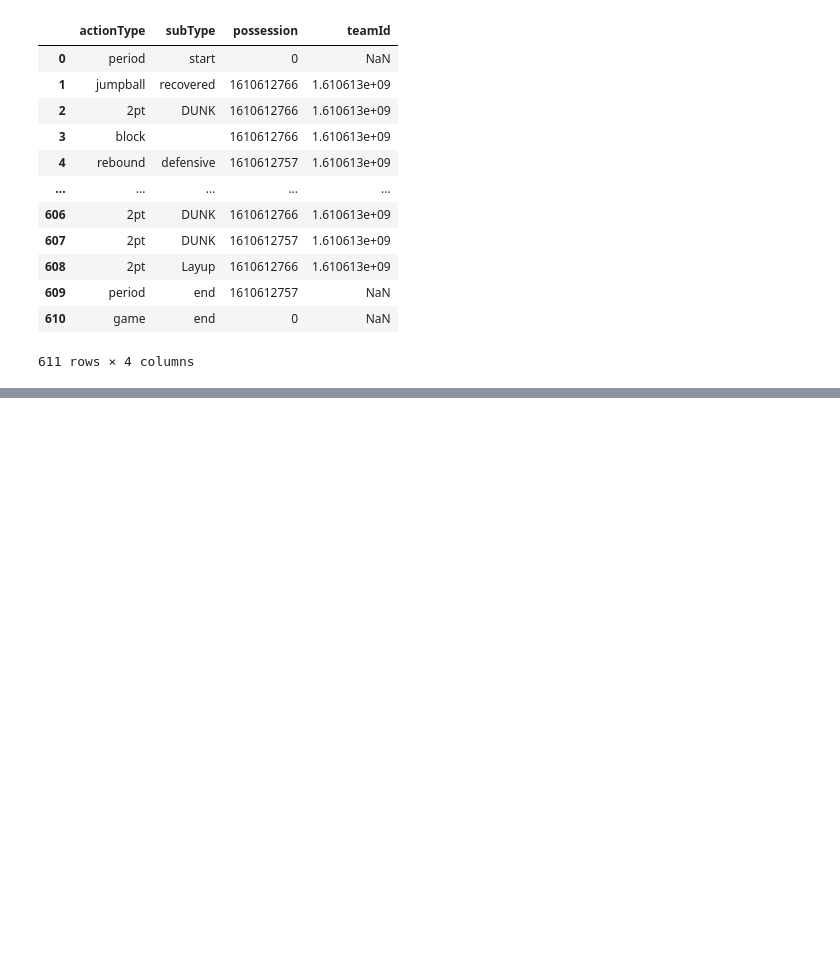
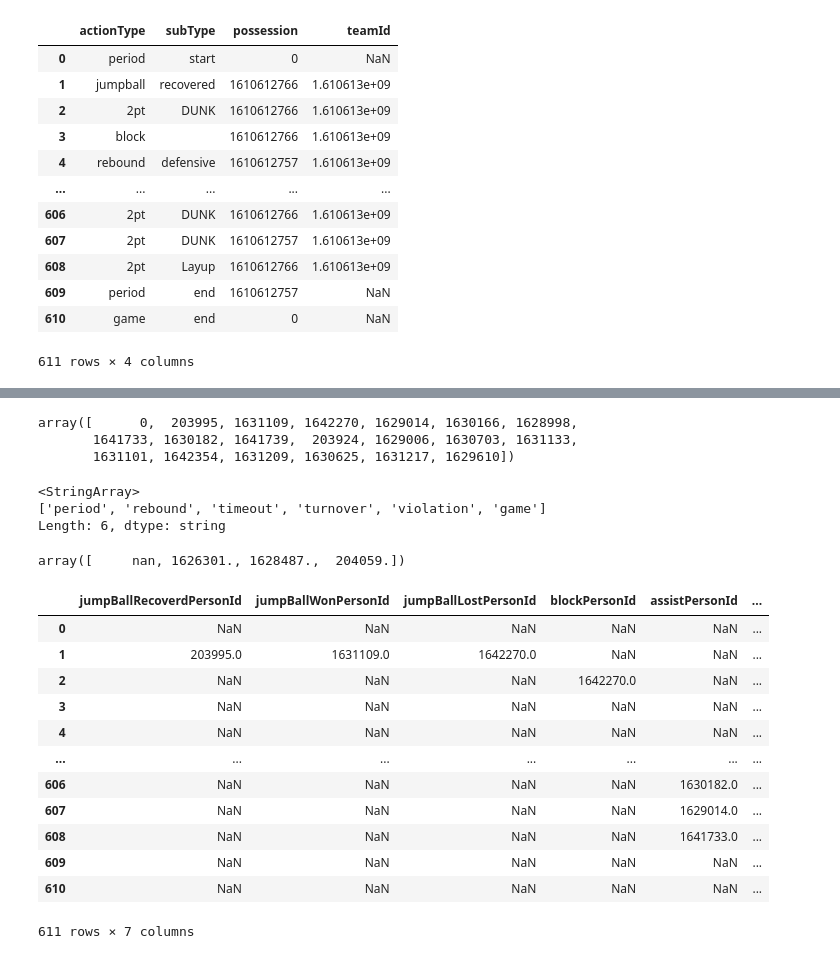
Before and after one commit to lorenzoliuzzo/MBAI, a Jupyter notebook: notebooks/live_playbyplay.ipynb, the cells around one changed output, grey strips where cells are left out. Saved outputs shown, nothing was run; the diff lists cells and outputs as text; code cells hidden in the pictures; blank space fills up the shorter version.

```diff
--- a/notebooks/live_playbyplay.ipynb
+++ b/notebooks/live_playbyplay.ipynb
@@ -291,13 +310,21 @@ df[['actionType', 'subType', 'possession', 'teamId']]
 # %%
-df['possession'] = df['possession'].astype('uint32')
+df['possession'] = df['possession'].replace(0, pd.NA).astype('UInt32')
 df['teamId'] = df['teamId'].astype('UInt32')
+# %%
+df['personId'].unique()
+# %% [output]
+array([      0,  203995, 1631109, 1642270, 1629014, 1630166, 1628998,
+       1641733, 1630182, 1641739,  203924, 1629006, 1630703, 1631133,
+       1631101, 1642354, 1631209, 1630625, 1631217, 1629610])
+# %%
+df[df['personId'] == 0]['actionType'].unique()
+# %% [output]
+<StringArray>
+['period', 'rebound', 'timeout', 'turnover', 'violation', 'game']
+Length: 6, dtype: string
 # %%
-df['personId'] = df['personId'].astype('uint32')
-df['officialId'] = df['officialId'].astype('UInt32')
-df['jumpBallRecoverdPersonId'] = df['jumpBallRecoverdPersonId'].astype('UInt32')
-df['jumpBallWonPersonId'] = df['jumpBallWonPersonId'].astype('UInt32')
-df['jumpBallLostPersonId'] = df['jumpBallLostPersonId'].astype('UInt32')
-df['assistPersonId'] = df['assistPersonId'].astype('UInt32')
-df['blockPersonId'] = df['blockPersonId'].astype('UInt32')
-df['stealPersonId'] = df['stealPersonId'].astype('UInt32')
-df['foulDrawnPersonId'] = df['foulDrawnPersonId'].astype('UInt32')
+df['personId'] = df['personId'].replace(0, pd.NA).astype('UInt32')
+# %%
+df['officialId'].unique()
+# %% [output]
+array([     nan, 1626301., 1628487.,  204059.])
@@ -303,0 +333,16 @@ df['foulDrawnPersonId'] = df['foulDrawnPersonId'].astype('UInt32')
+# %%
+df.filter(regex='PersonId')
+# %% [output]
+|  | jumpBallRecoverdPersonId | jumpBallWonPersonId | jumpBallLostPersonId | blockPersonId | assistPersonId | ... |
+| 0 | NaN | NaN | NaN | NaN | NaN | ... |
+| 1 | 203995.0 | 1631109.0 | 1642270.0 | NaN | NaN | ... |
+| 2 | NaN | NaN | NaN | 1642270.0 | NaN | ... |
+| 3 | NaN | NaN | NaN | NaN | NaN | ... |
+| 4 | NaN | NaN | NaN | NaN | NaN | ... |
+| ... | ... | ... | ... | ... | ... | ... |
+| 606 | NaN | NaN | NaN | NaN | 1630182.0 | ... |
+| 607 | NaN | NaN | NaN | NaN | 1629014.0 | ... |
+| 608 | NaN | NaN | NaN | NaN | 1641733.0 | ... |
+| 609 | NaN | NaN | NaN | NaN | NaN | ... |
+| 610 | NaN | NaN | NaN | NaN | NaN | ... |
+611 rows × 7 columns
```
Also changed, not shown: parts of 10 cells of this notebook.
